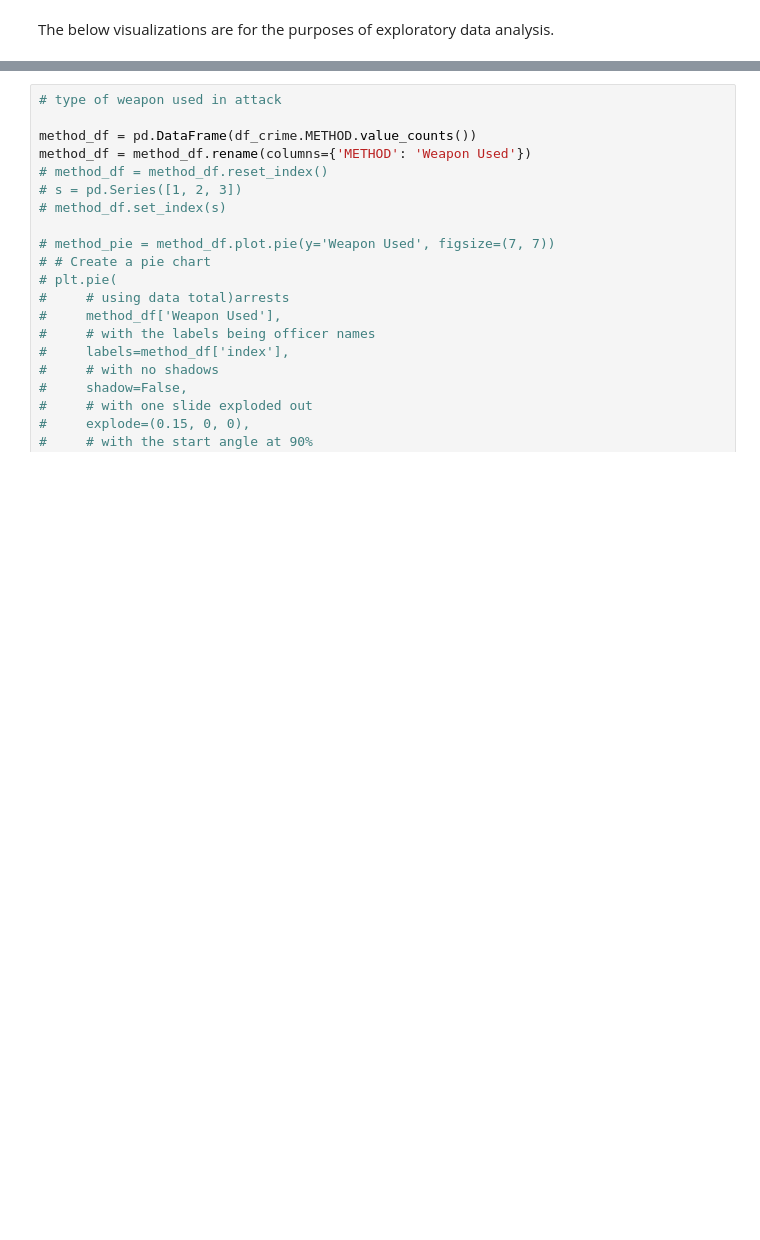
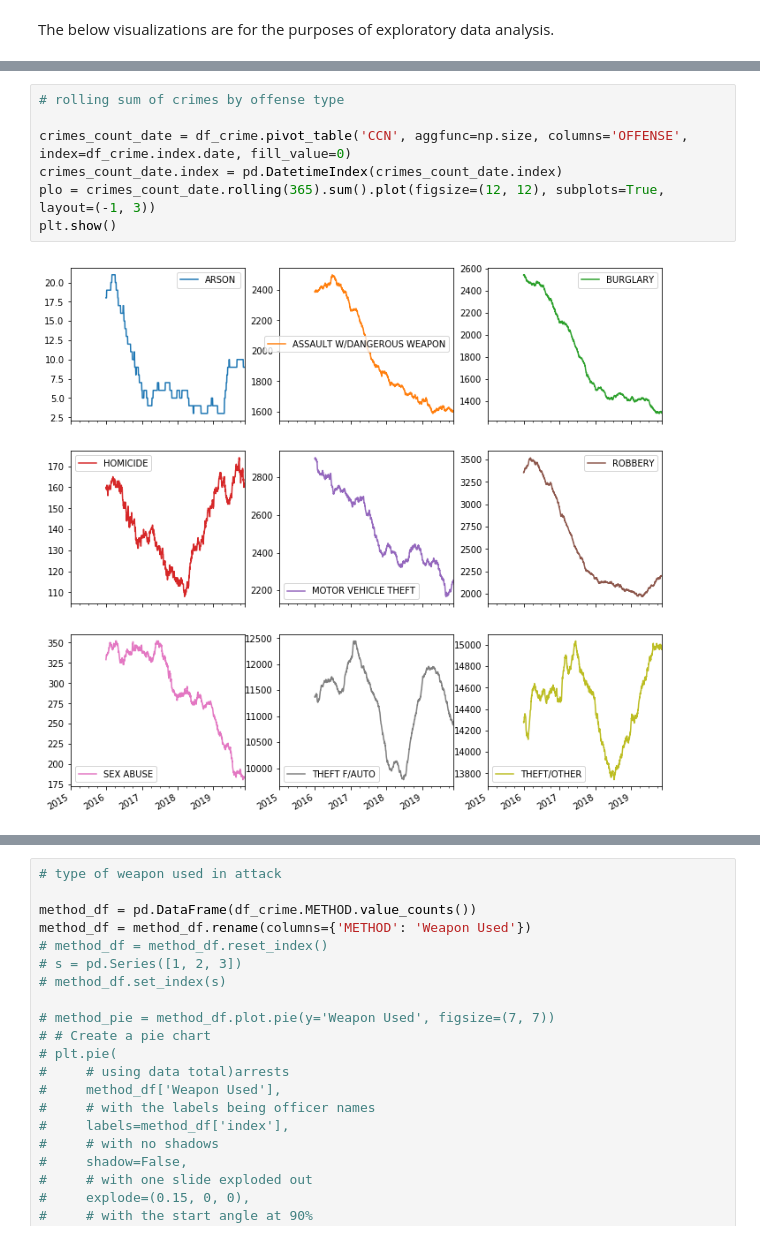
Before and after one commit to htappa/DC_CrimeMappingTool, a Jupyter notebook: dc_crimes_analysis.ipynb, the cells around one changed output, grey strips where cells are left out. Drawn from its saved outputs; the diff is of its cells as text; blank space fills up the shorter version.

```diff
--- a/dc_crimes_analysis.ipynb
+++ b/dc_crimes_analysis.ipynb
@@ -112 +116,10 @@ plt.show()
+# %%
+# rolling sum of crimes by offense type
+
+crimes_count_date = df_crime.pivot_table('CCN', aggfunc=np.size, columns='OFFENSE', index=df_crime.index.date, fill_value=0)
+crimes_count_date.index = pd.DatetimeIndex(crimes_count_date.index)
+plo = crimes_count_date.rolling(365).sum().plot(figsize=(12, 12), subplots=True, layout=(-1, 3))
+plt.show()
+# %% [output]
+[figure, added]
 # %%
```
Also changed, not shown: parts of 10 cells of this notebook, 1 other file.
